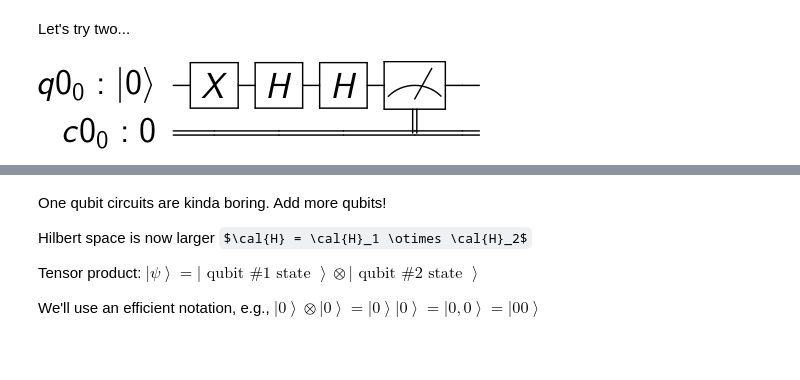
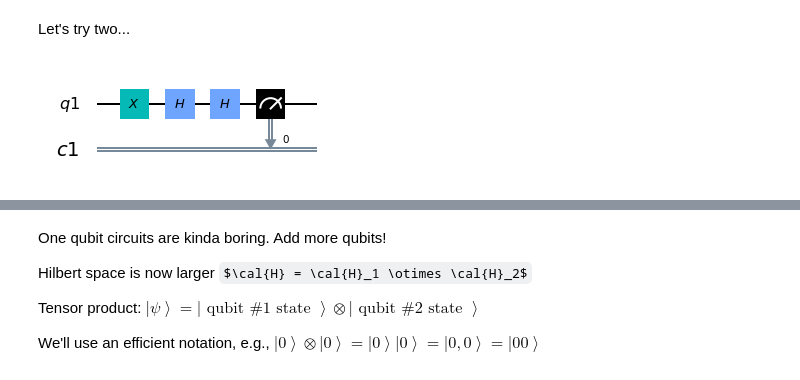
Before and after one commit to lyon-fnal/qc-tutorial-fnal, a Jupyter notebook: tutorial_20181213.ipynb, the cells around one changed output, grey strips where cells are left out. Cells and saved outputs as stored; diff of their text form; code cells hidden in the pictures; some formulas as TeX source.

```diff
--- a/tutorial_20181213.ipynb
+++ b/tutorial_20181213.ipynb
@@ -426,12 +425,12 @@ Let's try two...
 # %%
 h2 = QuantumCircuit(q, c)
 h2.x(q)
 h2.h(q)
 h2.h(q)
 h2.measure(q, c)
-circuit_drawer(h2)
+h2.draw('mpl')
 # %% [output]
-[figure, old version]
+[figure, new version]
 # %%
 job = execute(h2, qasm_backend, shots=5000)
 plot_histogram(job.result().get_counts(h2))
```
Also changed, not shown: parts of 19 cells of this notebook.
